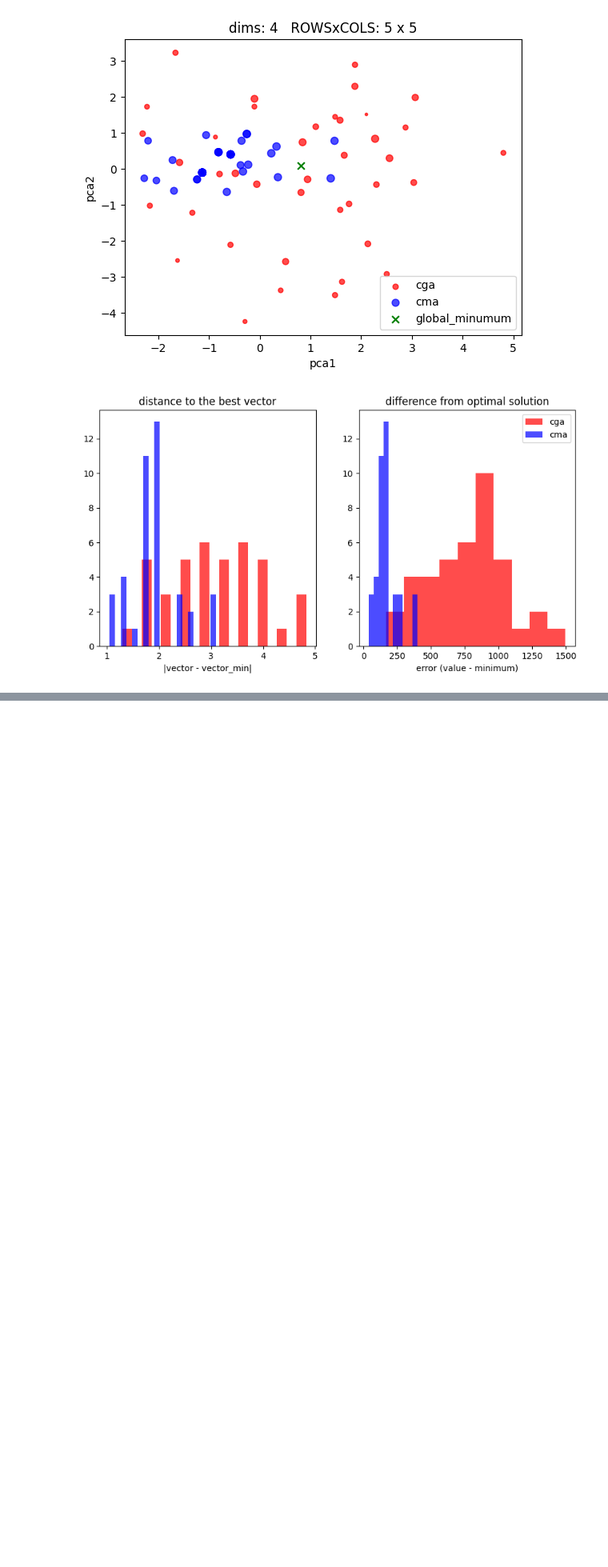
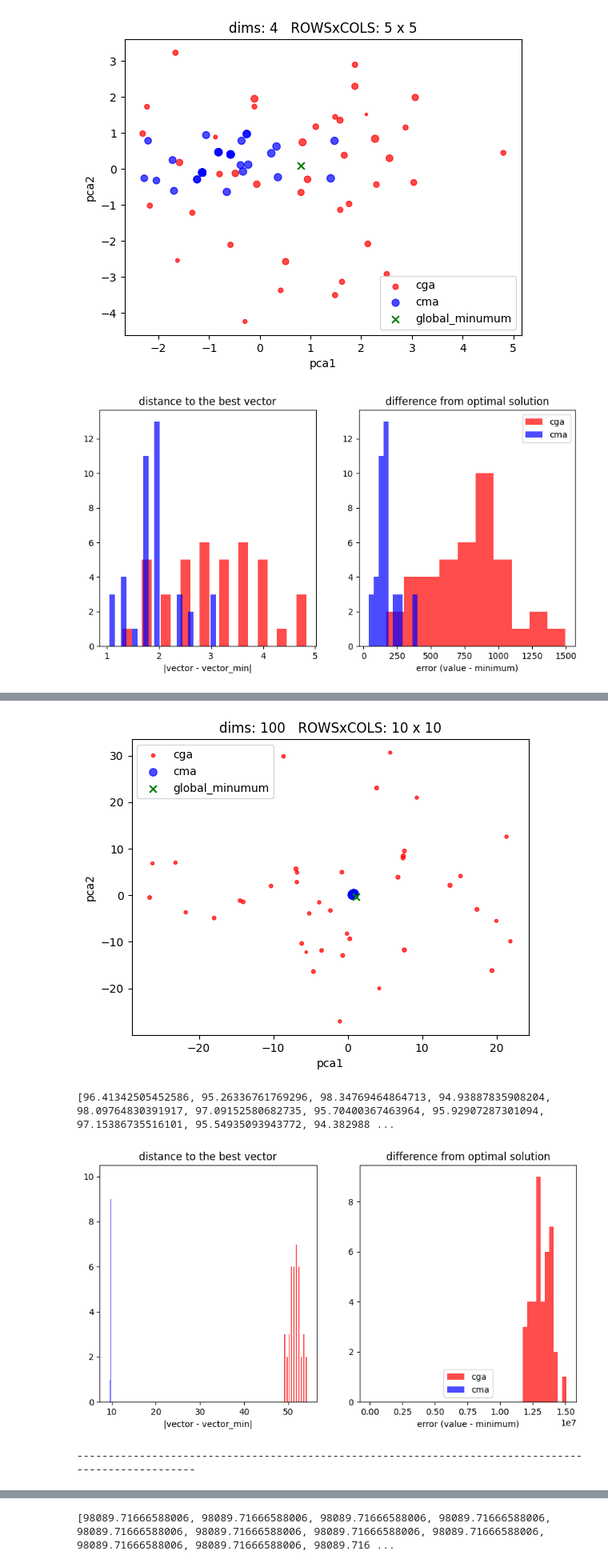
Before and after one commit to wniec/pycellga, a Jupyter notebook: notebooks/comparison.ipynb, the cells around one changed output, grey strips where cells are left out. Shown at 80% size. Cells and saved outputs as stored; diff of their text form; code cells hidden in the pictures; blank space fills up the shorter version.

```diff
--- a/notebooks/comparison.ipynb
+++ b/notebooks/comparison.ipynb
@@ -235,0 +154,21 @@ test_parameters([parameters, parameters2, parameters3, parameters4], repetitions
+# %%
+#CMAE AND PSO Rosenbrock
+boundaries = 10
+parameters = {
+    'dims' : 100,
+    'n_generations' : 100,
+    'n_rows' : 10,
+    'n_cols' : 10,
+    "boundaries": boundaries,
+    'offset' : np.random.rand() * np.random.randint(1, boundaries) * (-1) ** np.random.randint(0, 2)
+}
+test_parameters([parameters],problem_type=GraphRosenbrockProblem, solver_type="cma", repetitions=40)
+print("--"*50)
+test_parameters([parameters],problem_type=GraphRosenbrockProblem, solver_type="pso", repetitions=40)
+# print("--"*50)
+# test_parameters([parameters],problem_type=GraphRosenbrockProblem, solver_type="de", repetitions=40)
+# %% [output]
+[figure, added]
+[96.41342505452586, 95.26336761769296, 98.34769464864713, 94.93887835908204, 98.09764830391917, 97.09152580682735, 95.70400367463964, 95.92907287301094, 97.15386735516101, 95.54935093943772, 94.382988 ...
+[figure, added]
+----------------------------------------------------------------------------------------------------
@@ -235,0 +193 @@ test_parameters([parameters, parameters2, parameters3, parameters4], repetitions
+[98089.71666588006, 98089.71666588006, 98089.71666588006, 98089.71666588006, 98089.71666588006, 98089.71666588006, 98089.71666588006, 98089.71666588006, 98089.71666588006, 98089.71666588006, 98089.716 ...
```
Also changed, not shown: parts of 18 cells of this notebook, 6 other files.
